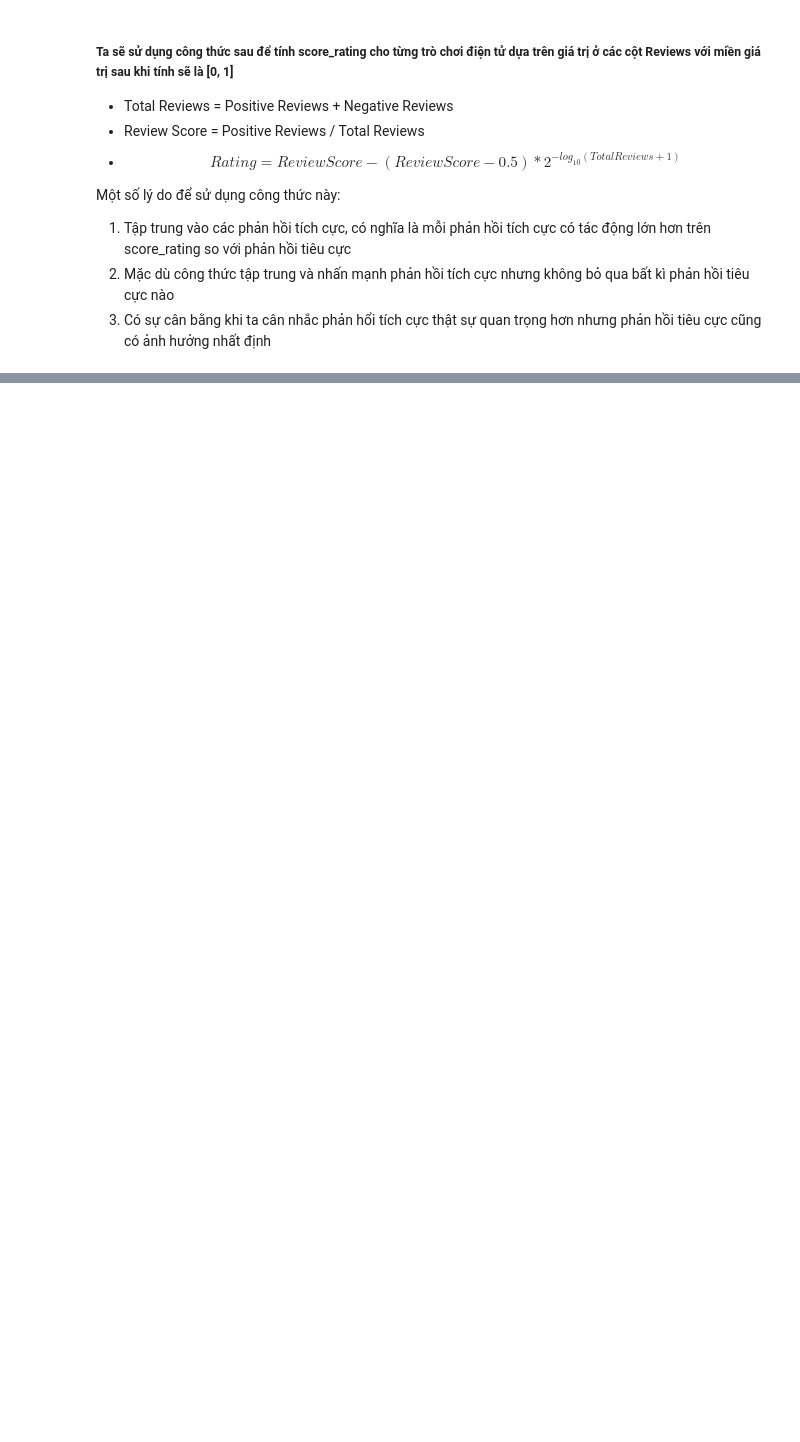
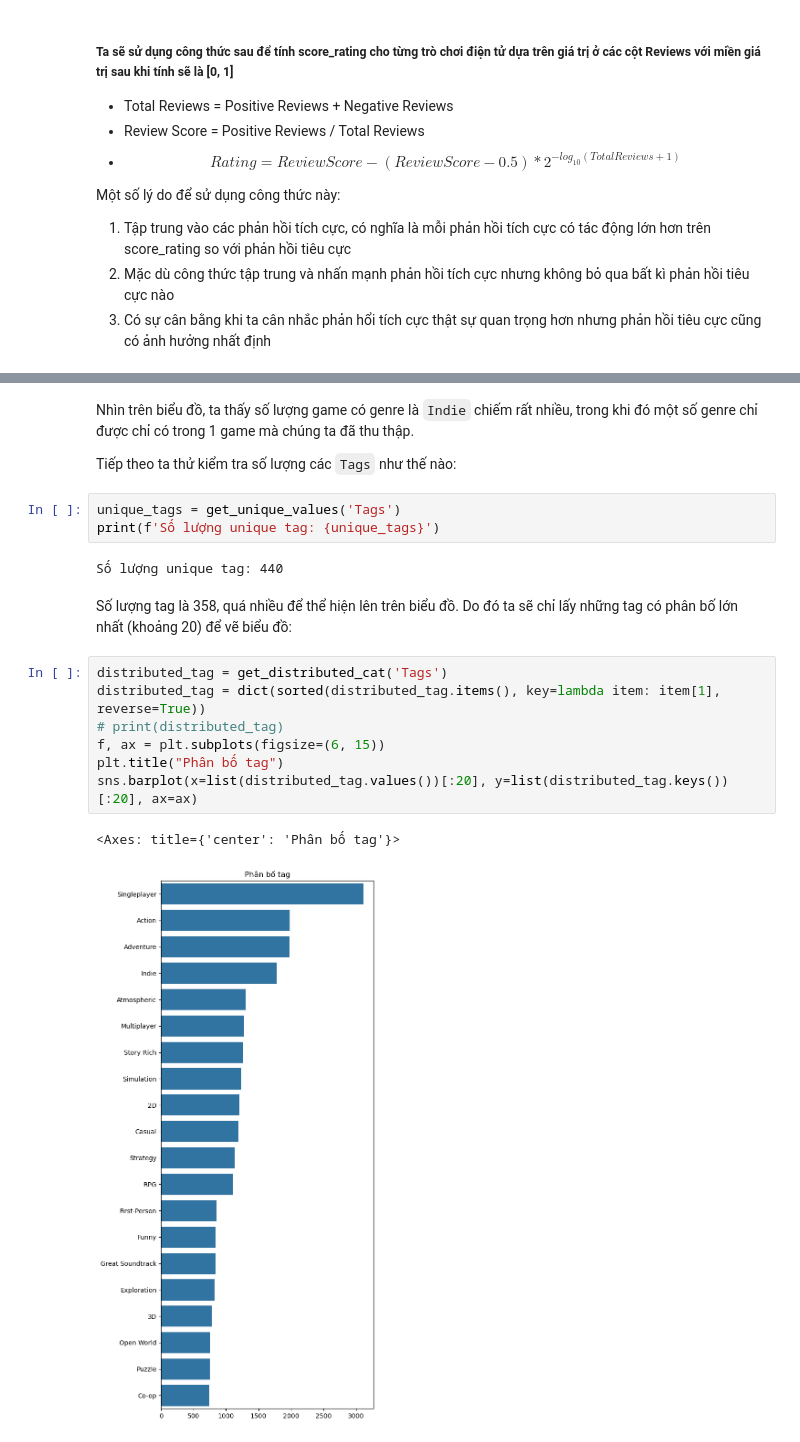
Before and after one commit to cheesepp/steam_game_ratings, a Jupyter notebook: Preprocessing.ipynb, the cells around one changed output, grey strips where cells are left out. Drawn from its saved outputs; the diff is of its cells as text; blank space fills up the shorter version.

```diff
--- a/Preprocessing.ipynb
+++ b/Preprocessing.ipynb
@@ -381,0 +455,21 @@ for i in df['Rating']:
+# %% [markdown]
+Nhìn trên biểu đồ, ta thấy số lượng game có genre là `Indie` chiếm rất nhiều, trong khi đó một số genre chỉ được chỉ có trong 1 game mà chúng ta đã thu thập.
+
+Tiếp theo ta thử kiểm tra số lượng các `Tags` như thế nào:
+# %%
+unique_tags = get_unique_values('Tags')
+print(f'Số lượng unique tag: {unique_tags}')
+# %% [output]
+Số lượng unique tag: 440
+# %% [markdown]
+Số lượng tag là 358, quá nhiều để thể hiện lên trên biểu đồ. Do đó ta sẽ chỉ lấy những tag có phân bố lớn nhất (khoảng 20) để vẽ biểu đồ:
+# %%
+distributed_tag = get_distributed_cat('Tags')
+distributed_tag = dict(sorted(distributed_tag.items(), key=lambda item: item[1], reverse=True))
+# print(distributed_tag)
+f, ax = plt.subplots(figsize=(6, 15))
+plt.title("Phân bố tag")
+sns.barplot(x=list(distributed_tag.values())[:20], y=list(distributed_tag.keys())[:20], ax=ax)
+# %% [output]
+<Axes: title={'center': 'Phân bố tag'}>
+[figure, added]
```
Also changed, not shown: parts of 66 cells of this notebook, 2 other files.
